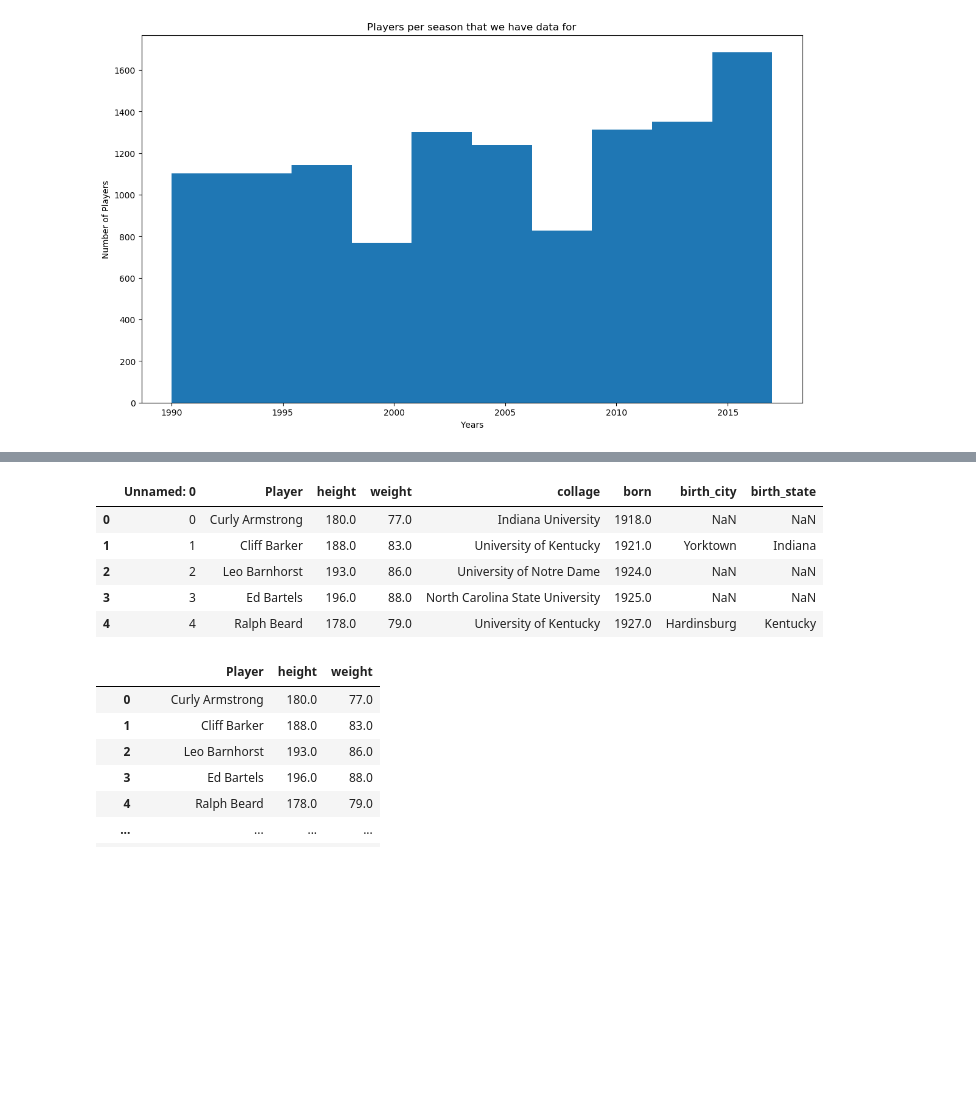
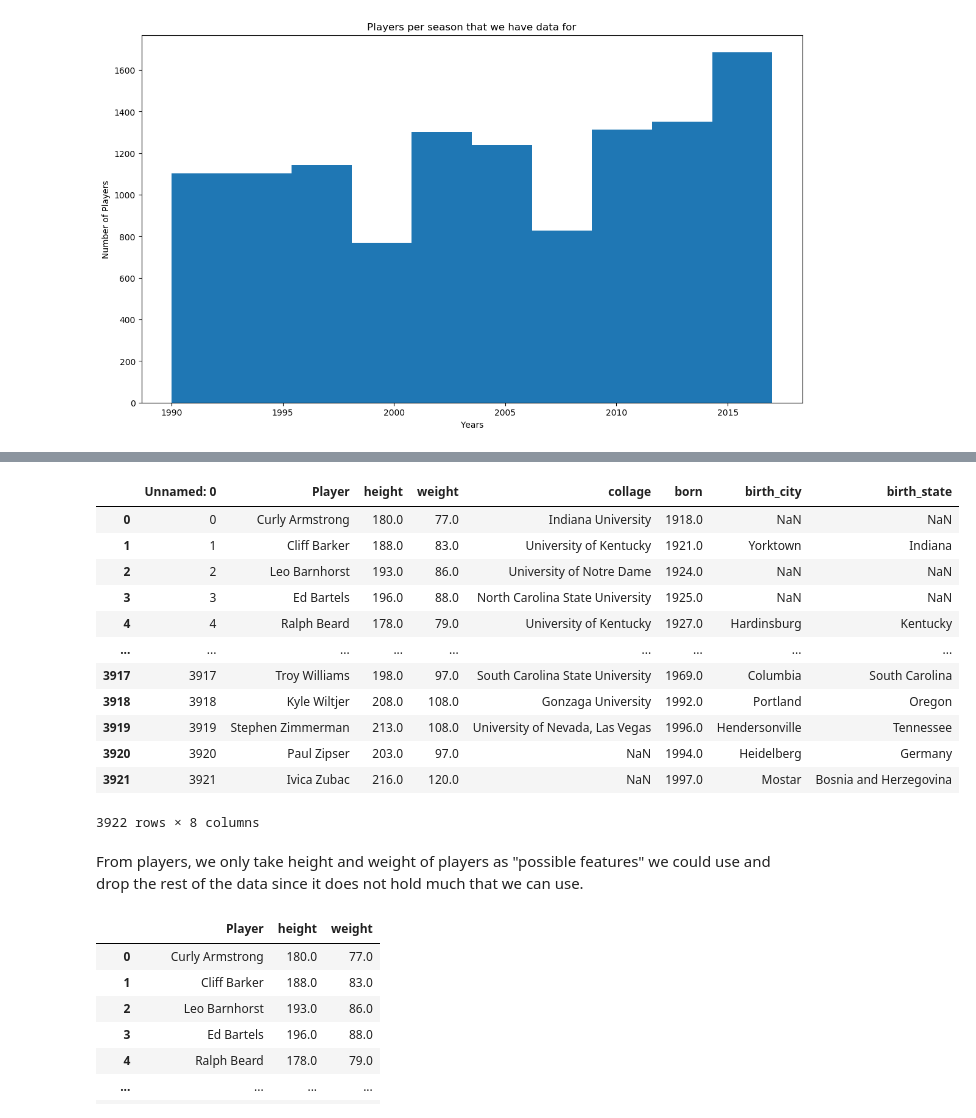
Before and after one commit to AndrewEdward37/15288_Final_Project, a Jupyter notebook: NBA_Salaries_QuAM-Copy1.ipynb, the cells around one changed output, grey strips where cells are left out. Cells and saved outputs as stored; diff of their text form; code cells hidden in the pictures; blank space fills up the shorter version.

```diff
--- a/NBA_Salaries_QuAM-Copy1.ipynb
+++ b/NBA_Salaries_QuAM-Copy1.ipynb
@@ -186,14 +227,23 @@ We first decided to match the stats data to our other target dataset (more below
 # %%
 # Read the CSV file
 players = pd.read_csv('./player_stats/players.csv')
-players.head()
+players
 # %% [output]
 |  | Unnamed: 0 | Player | height | weight | collage | born | birth_city | birth_state |
 | 0 | 0 | Curly Armstrong | 180.0 | 77.0 | Indiana University | 1918.0 | NaN | NaN |
 | 1 | 1 | Cliff Barker | 188.0 | 83.0 | University of Kentucky | 1921.0 | Yorktown | Indiana |
 | 2 | 2 | Leo Barnhorst | 193.0 | 86.0 | University of Notre Dame | 1924.0 | NaN | NaN |
 | 3 | 3 | Ed Bartels | 196.0 | 88.0 | North Carolina State University | 1925.0 | NaN | NaN |
 | 4 | 4 | Ralph Beard | 178.0 | 79.0 | University of Kentucky | 1927.0 | Hardinsburg | Kentucky |
+| ... | ... | ... | ... | ... | ... | ... | ... | ... |
+| 3917 | 3917 | Troy Williams | 198.0 | 97.0 | South Carolina State University | 1969.0 | Columbia | South Carolina |
+| 3918 | 3918 | Kyle Wiltjer | 208.0 | 108.0 | Gonzaga University | 1992.0 | Portland | Oregon |
+| 3919 | 3919 | Stephen Zimmerman | 213.0 | 108.0 | University of Nevada, Las Vegas | 1996.0 | Hendersonville | Tennessee |
+| 3920 | 3920 | Paul Zipser | 203.0 | 97.0 | NaN | 1994.0 | Heidelberg | Germany |
+| 3921 | 3921 | Ivica Zubac | 216.0 | 120.0 | NaN | 1997.0 | Mostar | Bosnia and Herzegovina |
+3922 rows × 8 columns
+# %% [markdown]
+From players, we only take height and weight of players as "possible features" we could use and drop the rest of the data since it does not hold much that we can use.
 # %%
 players_info = players[['Player','height','weight']]
 players_info
```
Also changed, not shown: parts of 66 cells of this notebook, 1 other file.
